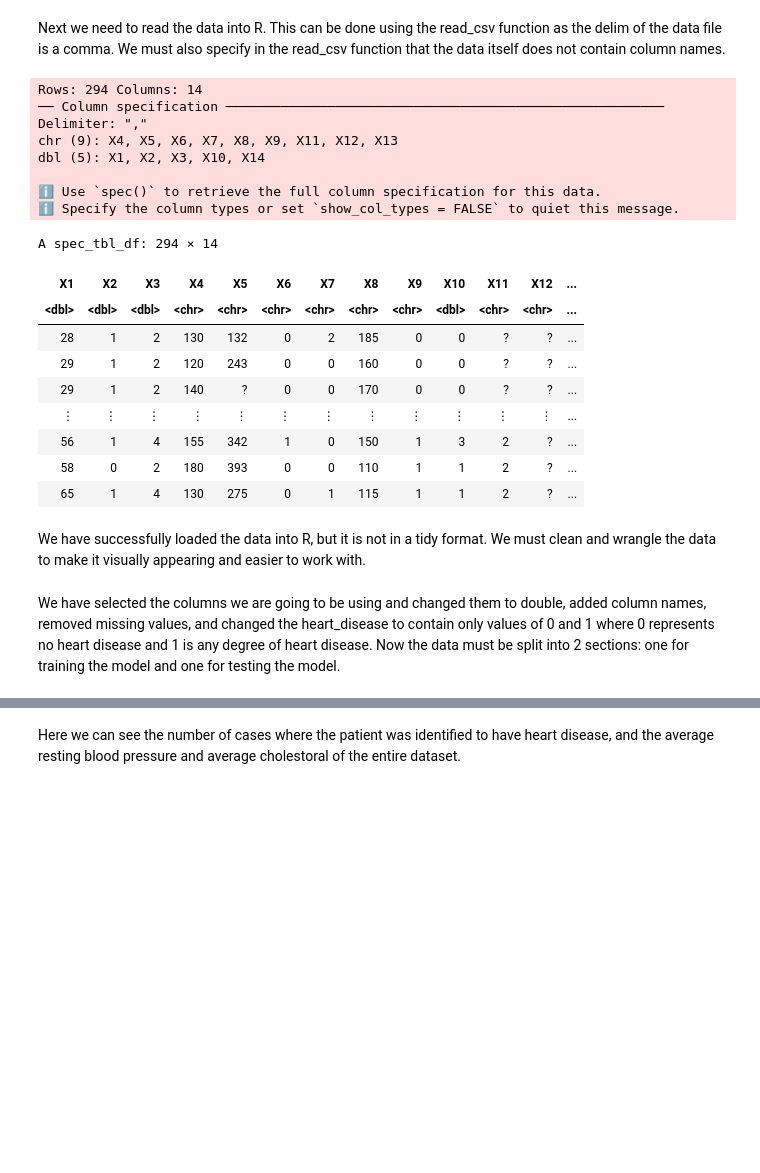
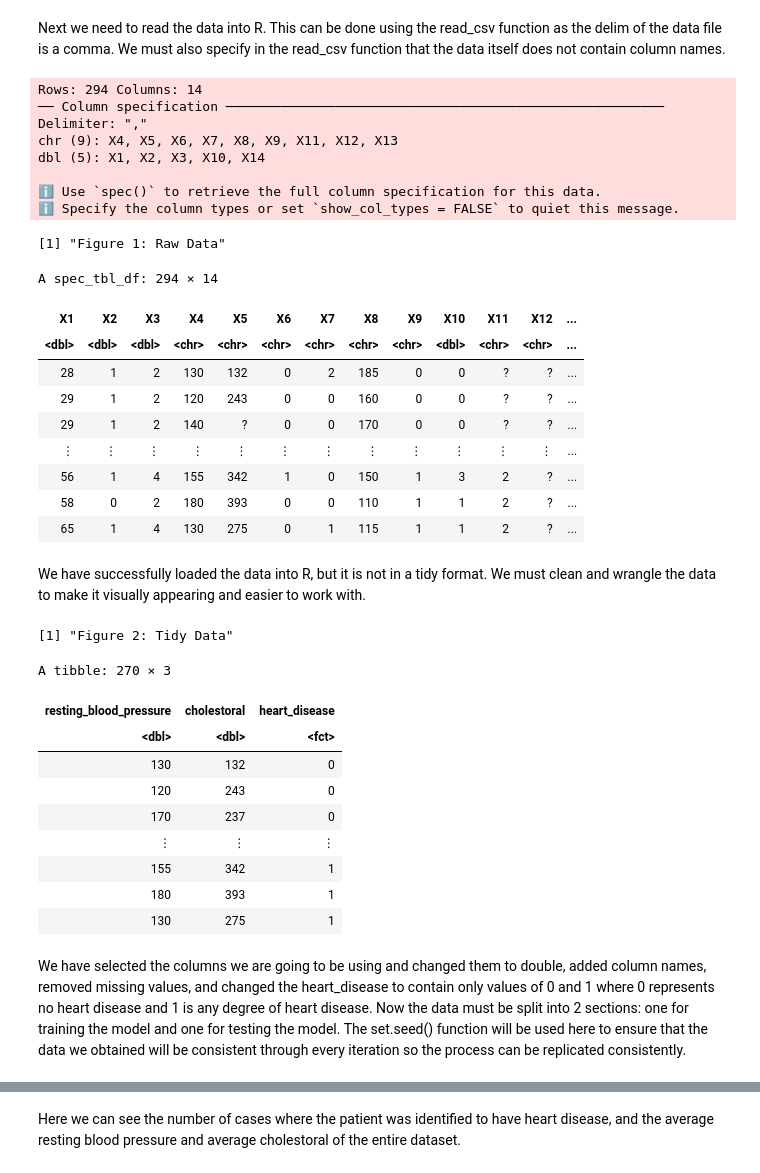
Before and after one commit to Andrewang561/Heart-Disease-Classifier, a Jupyter notebook: DataProject.ipynb, the cells around one changed output, grey strips where cells are left out. Saved outputs shown, nothing was run; the diff lists cells and outputs as text; code cells hidden in the pictures; blank space fills up the shorter version.

```diff
--- a/DataProject.ipynb
+++ b/DataProject.ipynb
@@ -17,6 +35,7 @@ options(repr.matrix.max.rows = 6)
 Next we need to read the data into R. This can be done using the read_csv function as the delim of the data file is a comma. We must also specify in the read_csv function that the data itself does not contain column names.
 # %%
 data <- read_csv("data/heart_disease/processed.hungarian.data", col_names = FALSE)
+print("Figure 1: Raw Data")
 data
 # %% [output]
 Rows: 294 Columns: 14
@@ -27,7 +46,8 @@ dbl (5): X1, X2, X3, X10, X14
 
 ℹ Use `spec()` to retrieve the full column specification for this data.
 ℹ Specify the column types or set `show_col_types = FALSE` to quiet this message.
-A spec_tbl_df: 294 × 14
+[1] "Figure 1: Raw Data"
+A spec_tbl_df: 294 × 14
 | X1 | X2 | X3 | X4 | X5 | X6 | X7 | X8 | X9 | X10 | X11 | X12 | ... |
 | <dbl> | <dbl> | <dbl> | <chr> | <chr> | <chr> | <chr> | <chr> | <chr> | <dbl> | <chr> | <chr> | ... |
 | 28 | 1 | 2 | 130 | 132 | 0 | 2 | 185 | 0 | 0 | ? | ? | ... |
@@ -56,9 +76,23 @@ data <- data %>%
 # %%
 data <- mutate(data, resting_blood_pressure = as.double(resting_blood_pressure))
 data <- mutate(data, cholestoral = as.double(cholestoral))
 data <- mutate(data, heart_disease = as.factor(heart_disease))
+print("Figure 2: Tidy Data")
+data
+# %% [output]
+[1] "Figure 2: Tidy Data"
+A tibble: 270 × 3
+| resting_blood_pressure | cholestoral | heart_disease |
+| <dbl> | <dbl> | <fct> |
+| 130 | 132 | 0 |
+| 120 | 243 | 0 |
+| 170 | 237 | 0 |
+| ⋮ | ⋮ | ⋮ |
+| 155 | 342 | 1 |
+| 180 | 393 | 1 |
+| 130 | 275 | 1 |
 # %% [markdown]
-We have selected the columns we are going to be using and changed them to double, added column names, removed missing values, and changed the heart_disease to contain only values of 0 and 1 where 0 represents no heart disease and 1 is any degree of heart disease. Now the data must be split into 2 sections: one for training the model and one for testing the model.
+We have selected the columns we are going to be using and changed them to double, added column names, removed missing values, and changed the heart_disease to contain only values of 0 and 1 where 0 represents no heart disease and 1 is any degree of heart disease. Now the data must be split into 2 sections: one for training the model and one for testing the model. The set.seed() function will be used here to ensure that the data we obtained will be consistent through every iteration so the process can be replicated consistently.
 # %%
 set.seed(573)
 data_split <- initial_split(data, prop = 0.75, strata = heart_disease)
```
Also changed, not shown: parts of 16 cells of this notebook.
